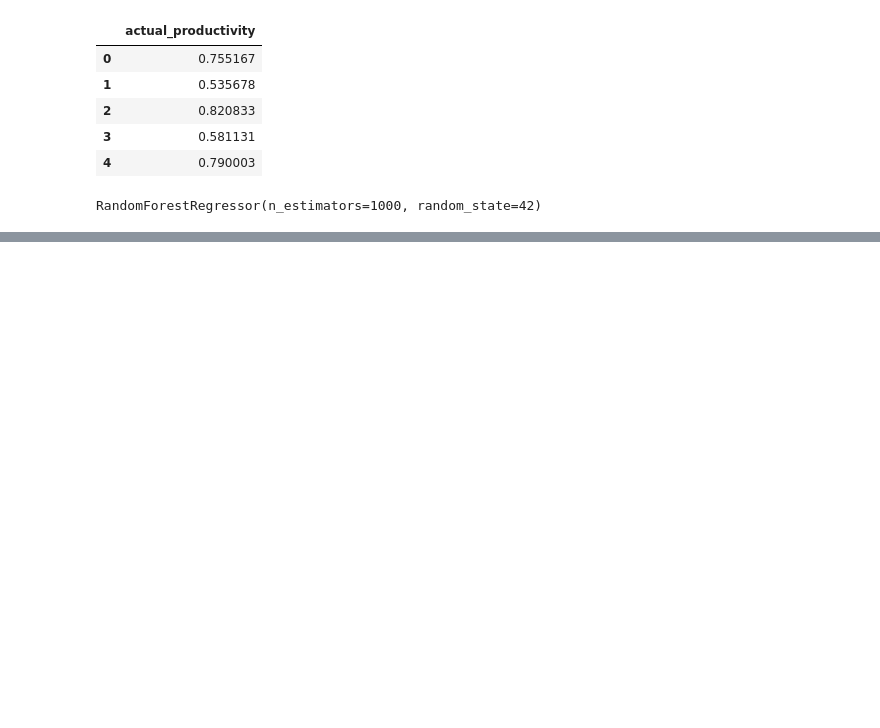
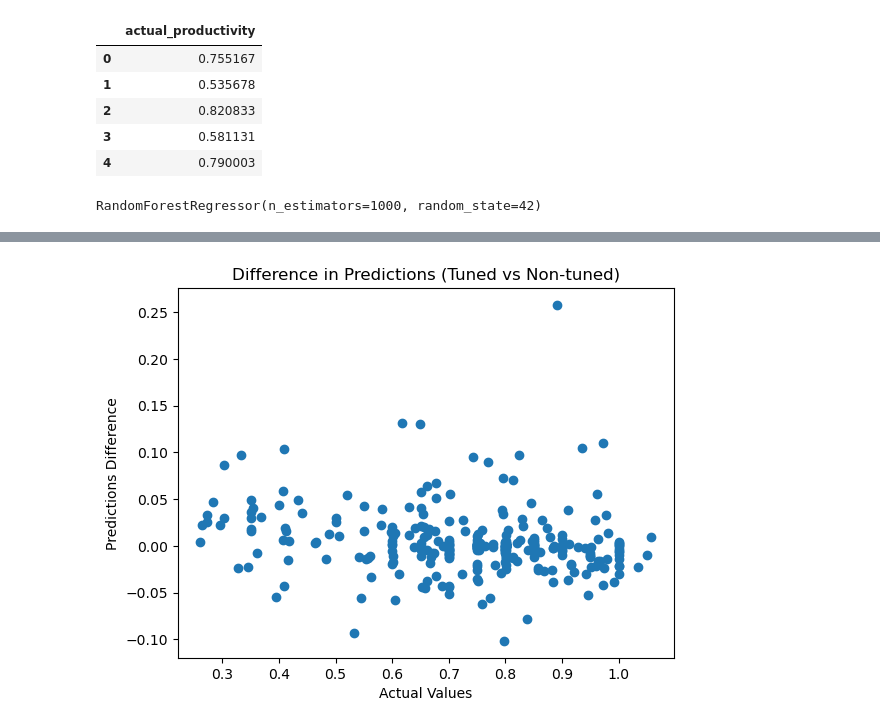
Before and after one commit to mnelson711/machine-learning-final-proj, a Jupyter notebook: randomforest.ipynb, the cells around one changed output, grey strips where cells are left out. Cells and saved outputs as stored; diff of their text form; code cells hidden in the pictures; blank space fills up the shorter version.

```diff
--- a/randomforest.ipynb
+++ b/randomforest.ipynb
@@ -157,0 +236,3 @@ print(mean_squared_error(y_test, y_pred_final))
+# %%
+prediction_difference = y_pred_tuned - y_pred
+print(prediction_difference)
@@ -157,0 +257,8 @@ print(mean_squared_error(y_test, y_pred_final))
+# %%
+plt.scatter(y_test, prediction_difference, alpha=1)
+plt.xlabel("Actual Values")
+plt.ylabel("Predictions Difference")
+plt.title("Difference in Predictions (Tuned vs Non-tuned)")
+plt.show()
+# %% [output]
+[figure, added]
```
Also changed, not shown: parts of 8 cells of this notebook.
